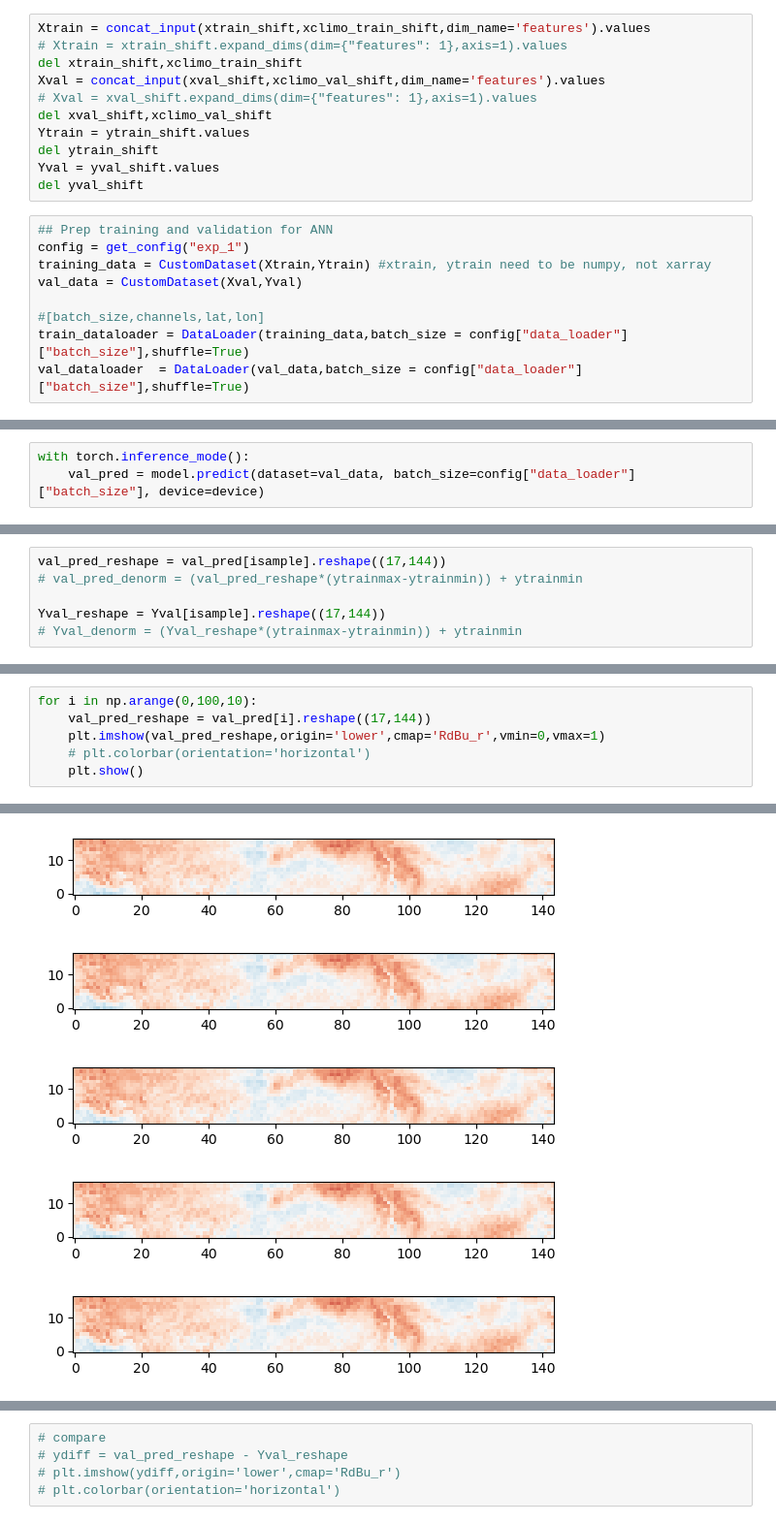
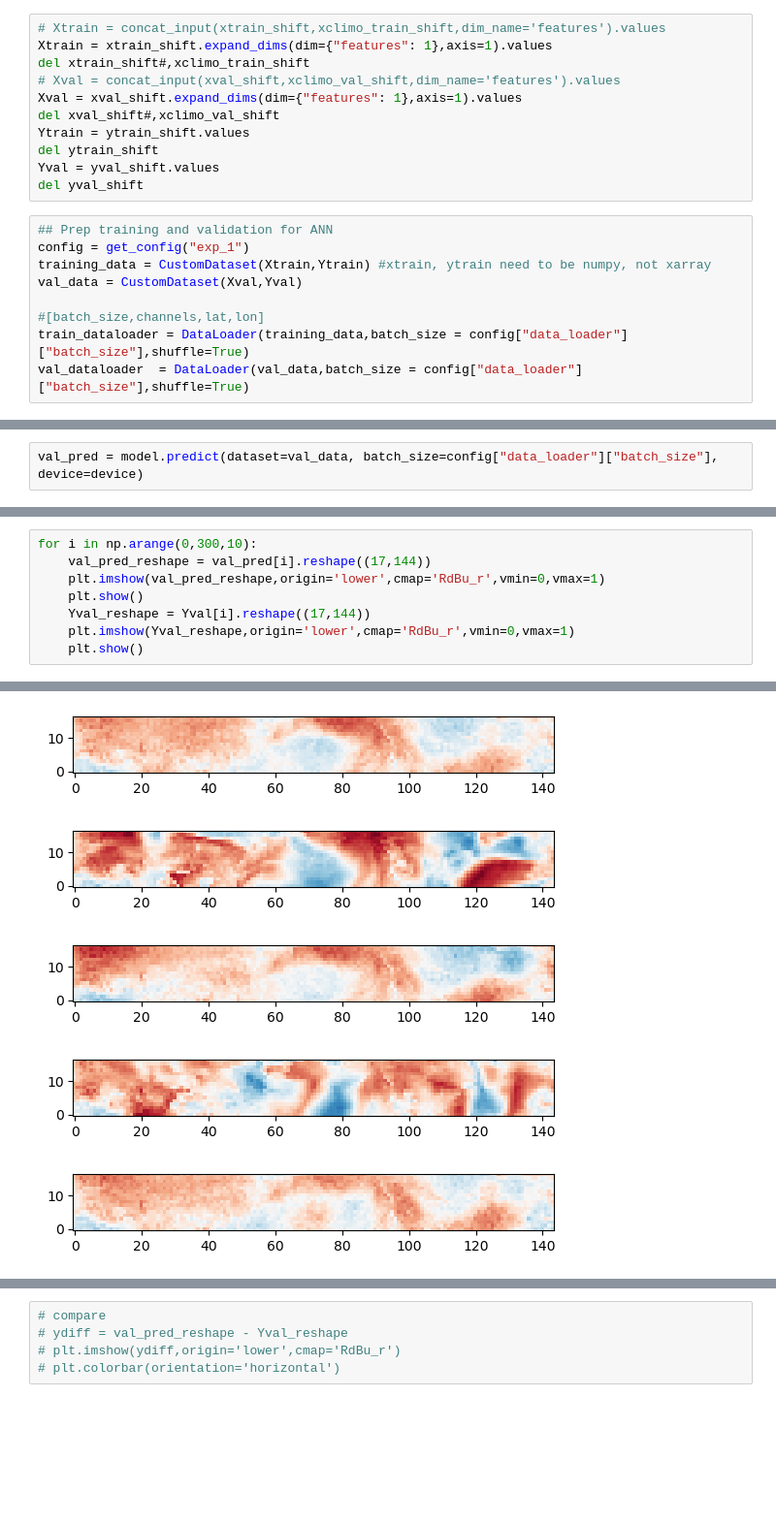
Before and after one commit to kjmayer/S2SPred-EarthSystem, a Jupyter notebook: train.ipynb, the cells around one changed output, grey strips where cells are left out. Shown at 97% size. Drawn from its saved outputs; the diff is of its cells as text; blank space fills up the shorter version.

```diff
--- a/train.ipynb
+++ b/train.ipynb
@@ -120,12 +122,12 @@ chunk and silence this warning, set the option
     >>> array.reshape(shape, limit='128 MiB')
   result = result._stack_once(dims, new_dim)
 # %%
-Xtrain = concat_input(xtrain_shift,xclimo_train_shift,dim_name='features').values
-# Xtrain = xtrain_shift.expand_dims(dim={"features": 1},axis=1).values
-del xtrain_shift,xclimo_train_shift
-Xval = concat_input(xval_shift,xclimo_val_shift,dim_name='features').values
-# Xval = xval_shift.expand_dims(dim={"features": 1},axis=1).values
-del xval_shift,xclimo_val_shift
+# Xtrain = concat_input(xtrain_shift,xclimo_train_shift,dim_name='features').values
+Xtrain = xtrain_shift.expand_dims(dim={"features": 1},axis=1).values
+del xtrain_shift#,xclimo_train_shift
+# Xval = concat_input(xval_shift,xclimo_val_shift,dim_name='features').values
+Xval = xval_shift.expand_dims(dim={"features": 1},axis=1).values
+del xval_shift#,xclimo_val_shift
 Ytrain = ytrain_shift.values
 del ytrain_shift
 Yval = yval_shift.values
@@ -247,3 +238,2 @@ dict_keys(['epoch', 'loss', 'val_loss', 'MAE', 'MSE', 'val_MAE', 'val_MSE'])
 # %%
-with torch.inference_mode():
-    val_pred = model.predict(dataset=val_data, batch_size=config["data_loader"]["batch_size"], device=device)
+val_pred = model.predict(dataset=val_data, batch_size=config["data_loader"]["batch_size"], device=device)
@@ -255,6 +239,0 @@ isample = 600
-# %%
-val_pred_reshape = val_pred[isample].reshape((17,144))
-# val_pred_denorm = (val_pred_reshape*(ytrainmax-ytrainmin)) + ytrainmin
-
-Yval_reshape = Yval[isample].reshape((17,144))
-# Yval_denorm = (Yval_reshape*(ytrainmax-ytrainmin)) + ytrainmin
@@ -269,7 +240,9 @@ Yval_reshape = Yval[isample].reshape((17,144))
 # %%
-for i in np.arange(0,100,10):
+for i in np.arange(0,300,10):
     val_pred_reshape = val_pred[i].reshape((17,144))
     plt.imshow(val_pred_reshape,origin='lower',cmap='RdBu_r',vmin=0,vmax=1)
-    # plt.colorbar(orientation='horizontal')
     plt.show()
+    Yval_reshape = Yval[i].reshape((17,144))
+    plt.imshow(Yval_reshape,origin='lower',cmap='RdBu_r',vmin=0,vmax=1)
+    plt.show()
 # %% [output]
@@ -278,5 +251,5 @@ for i in np.arange(0,100,10):
-[figure, old version]
+[figure, new version]
-[figure, old version]
+[figure, new version]
-[figure, old version]
+[figure, new version]
-[figure, old version]
+[figure, new version]
-[figure, old version]
+[figure, new version]
```
Also changed, not shown: parts of 11 cells of this notebook, 4 other files.
